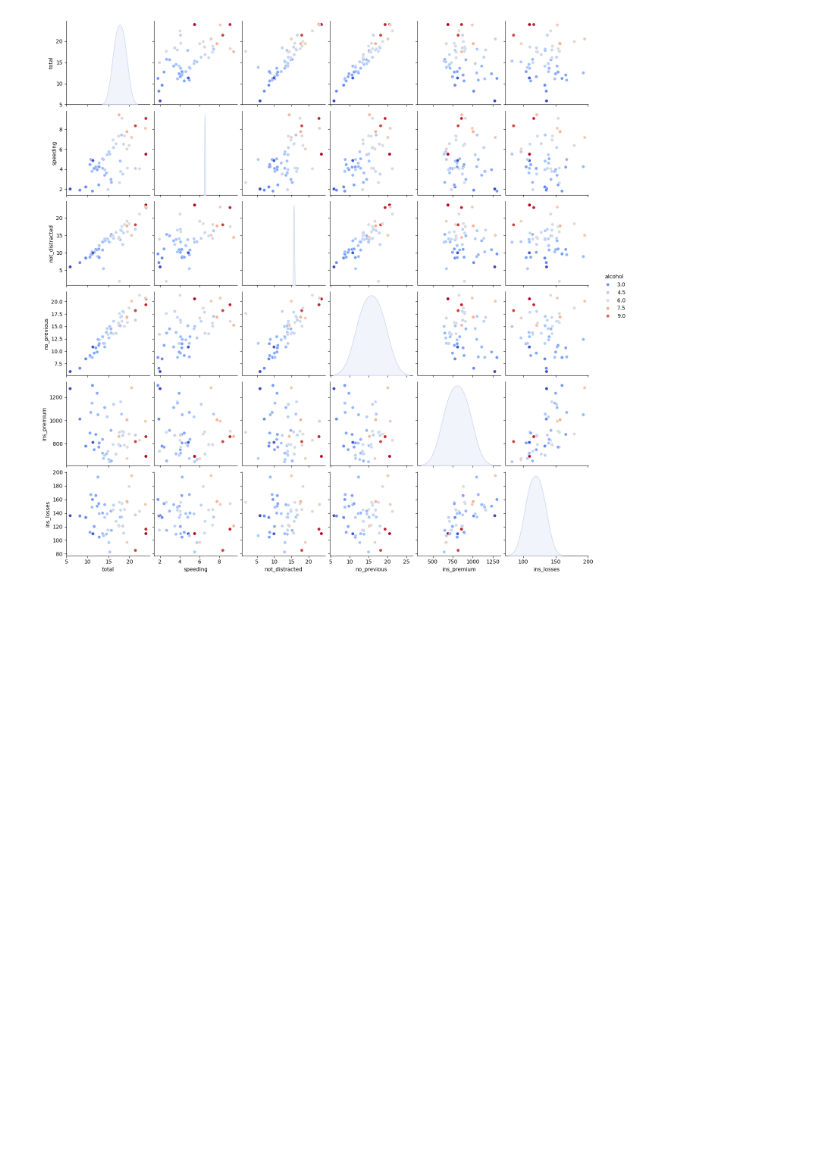
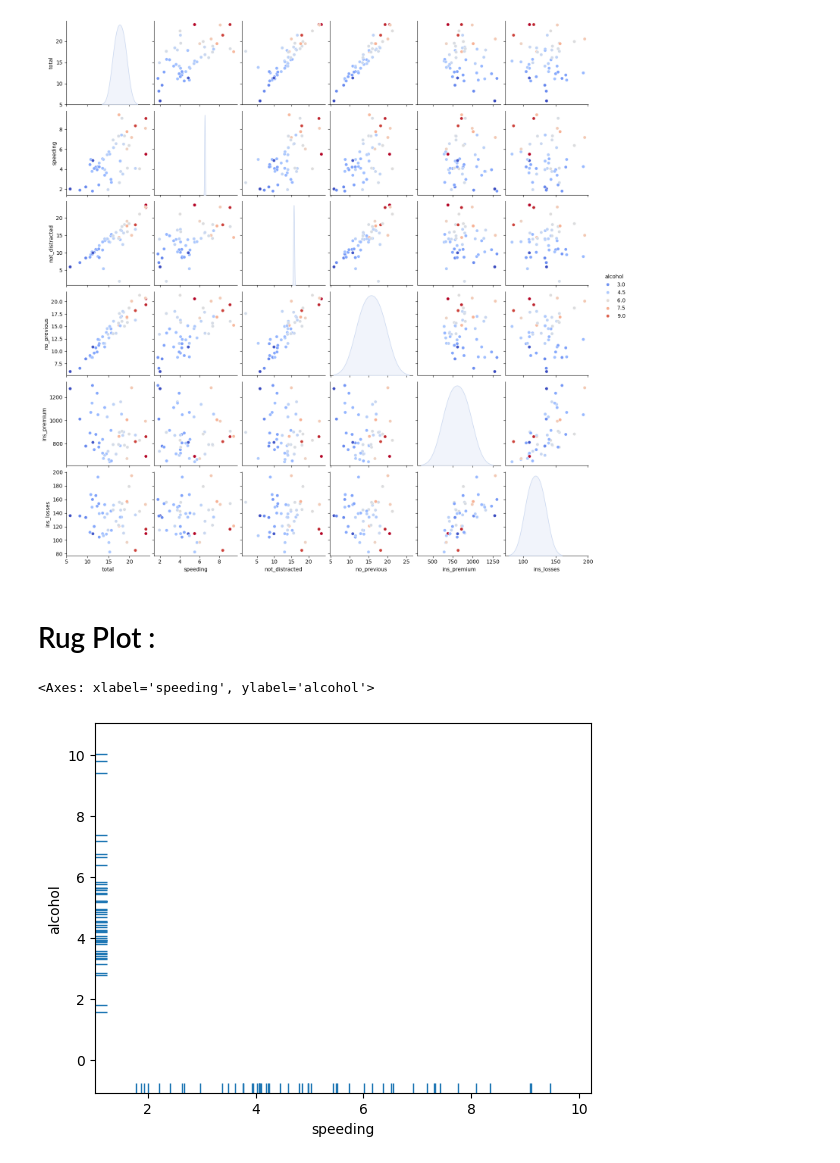
Before and after one commit to Nevin100/Data-Visualization-with-Seaborn, a Jupyter notebook: seaborn.ipynb, the cells around one changed output. Cells and saved outputs as stored; diff of their text form; code cells hidden in the pictures; blank space fills up the shorter version.

```diff
--- a/seaborn.ipynb
+++ b/seaborn.ipynb
@@ -80,3 +80,10 @@ sns.pairplot(car_crashes, hue='alcohol', palette='coolwarm')
 # %% [output]
 <seaborn.axisgrid.PairGrid at 0x...>
 [figure]
+# %% [markdown]
+# Rug Plot :
+# %%
+sns.rugplot(x='speeding', y='alcohol', data=car_crashes)
+# %% [output]
+<Axes: xlabel='speeding', ylabel='alcohol'>
+[figure, added]
```
Also changed, not shown: parts of 2 cells of this notebook.
